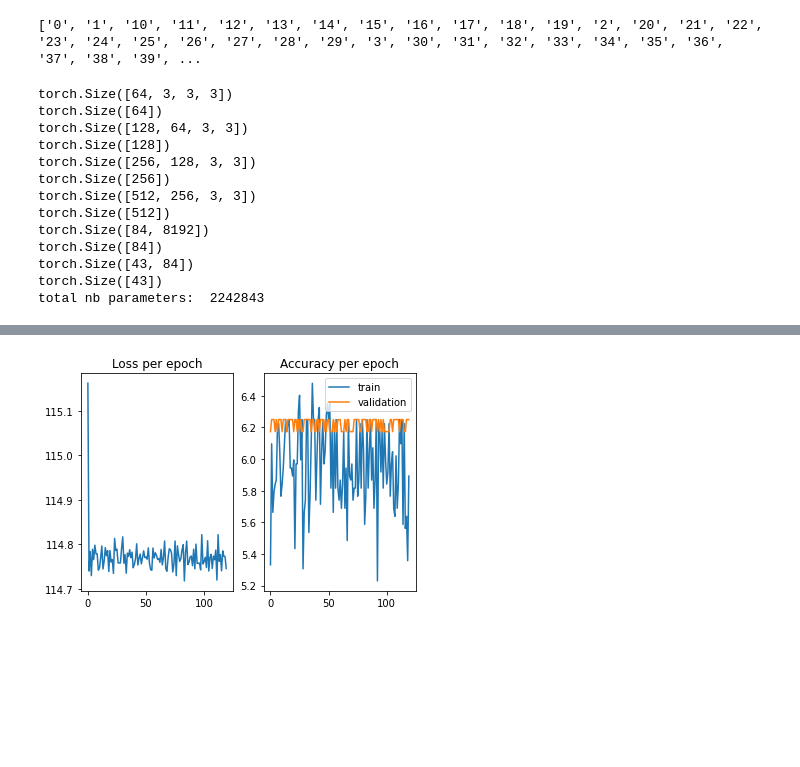
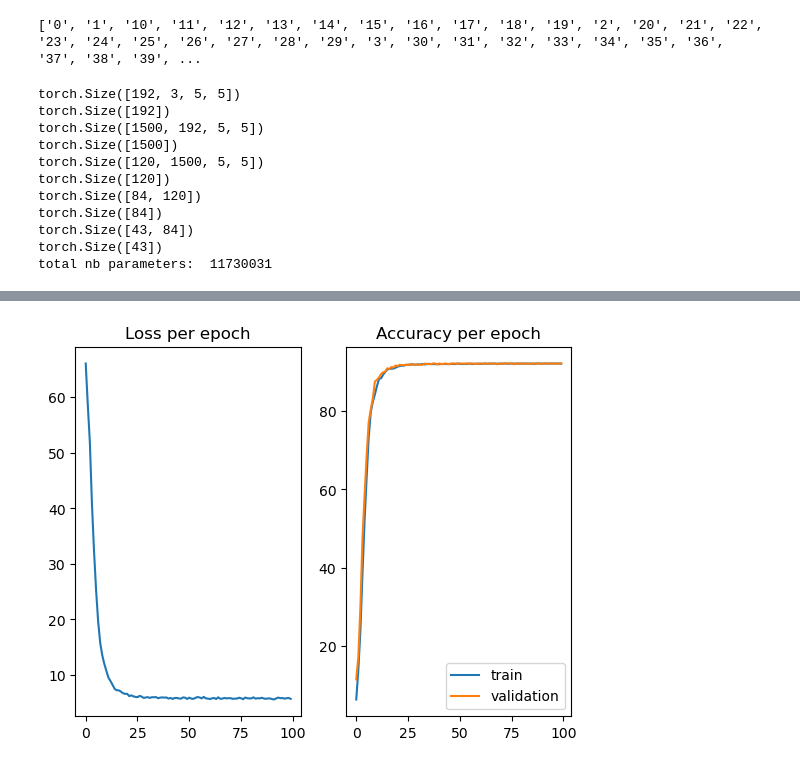
Before and after one commit to amarHDev/Trrafic-Sign-Recognition-CNN, a Jupyter notebook: our-model/Our-CNN-Model.ipynb, the cells around one changed output, grey strips where cells are left out. Drawn from its saved outputs; the diff is of its cells as text; code cells hidden in the pictures; blank space fills up the shorter version.

Commit message:
Our-Model V2 epochs = 100, lr = 0.001 batch [train 64, test 64, validation 256], arch [3 conv(relu) + 2 maxpool + 2 fc], wd 0.0

```diff
--- a/our-model/Our-CNN-Model.ipynb
+++ b/our-model/Our-CNN-Model.ipynb
@@ -31,12 +31,12 @@ Test Classes
 ##############################
 
 train_data = ImageFolder(
-            '../Dataset/Train',
+            './Dataset/Train',
             transform=transforms.Compose([transforms.Resize((32, 32)), transforms.ToTensor()]
             )
 )
 test_data = ImageFolder(
-            '../Dataset/Test',
+            './Dataset/Test',
             transform=transforms.Compose([transforms.Resize((32, 32)), transforms.ToTensor()])
 )
 
@@ -45,19 +45,19 @@ train_data_sub = torch.utils.data.Subset(train_data, torch.randperm(len(train_da
 
 train_loader = DataLoader(
     train_data,
-    batch_size=128,
+    batch_size=64,
     shuffle=True
 )
 
 test_loader = DataLoader(
     test_data,
-    batch_size=128,
+    batch_size=64,
     shuffle=True
 )
 
 train_sub_loader = DataLoader(
     train_data_sub,
-    batch_size=128,
+    batch_size=256,
     num_workers=4,
     shuffle=True)
 # %%
@@ -87,12 +87,10 @@ print(class_name)
 class RouteModel(nn.Module):
     def __init__(self):
         super().__init__()
-        self.conv1 = nn.Conv2d(3, 64, kernel_size=(3, 3), padding=1)
-        self.conv2 = nn.Conv2d(64, 128, kernel_size=(3, 3), padding=1)
-        self.conv3 = nn.Conv2d(128, 256, kernel_size=(3, 3), padding=1)
-        self.conv4 = nn.Conv2d(256, 512, kernel_size=(3, 3), padding=1)
-
-        self.fc1 = nn.Linear(512*4*4, 84)
+        self.conv1 = nn.Conv2d(3, 192, kernel_size=(5, 5))
+        self.conv2 = nn.Conv2d(192, 1500, kernel_size=(5, 5))
+        self.conv3 = nn.Conv2d(1500, 120, kernel_size=(5, 5))
+        self.fc1 = nn.Linear(120, 84)
         self.fc2 = nn.Linear(84, 43)
 
     def forward(self, input):
@@ -101,12 +99,9 @@ class RouteModel(nn.Module):
         layer3 = F.relu(self.conv2(layer2))
         layer4 = F.max_pool2d(layer3, kernel_size=(2, 2), stride=2)
         layer5 = F.relu(self.conv3(layer4))
-        layer6 = F.max_pool2d(layer5, kernel_size=(2, 2), stride=2)
-        layer7 = F.relu(self.conv4(layer6))
-        layer8 = torch.flatten(layer7,1)
-        layer9 = F.relu(self.fc1(layer8))
-        layer10 = self.fc2(layer9)
-        return layer10
+        layer6 = F.relu(self.fc1(torch.flatten(layer5,1)))
+        layer7 = self.fc2(layer6)
+        return layer6
 
 model = RouteModel()
 # %%
@@ -119,19 +114,17 @@ for p in model.parameters():
     total_nb_par += reduce(lambda x, y: x*y, p.shape, 1)
 print("total nb parameters: ", total_nb_par)
 # %% [output]
-torch.Size([64, 3, 3, 3])
-torch.Size([64])
-torch.Size([128, 64, 3, 3])
-torch.Size([128])
-torch.Size([256, 128, 3, 3])
-torch.Size([256])
-torch.Size([512, 256, 3, 3])
-torch.Size([512])
-torch.Size([84, 8192])
+torch.Size([192, 3, 5, 5])
+torch.Size([192])
+torch.Size([1500, 192, 5, 5])
+torch.Size([1500])
+torch.Size([120, 1500, 5, 5])
+torch.Size([120])
+torch.Size([84, 120])
 torch.Size([84])
 torch.Size([43, 84])
 torch.Size([43])
-total nb parameters:  2242843
+total nb parameters:  11730031
 # %%
 # fix a notion of accuracy for the CNN model,
 def validate(predictions, labels):
@@ -149,7 +142,7 @@ def train_loop(
     validation_map,     # for monitoring overfitting
     lr=1e-3,  #learning Rate : le pas pour changer les paramètres
     epochs=10, #Si le dataset est petit il nous faut un peut plus d'epochs pour optimiser les différents paramètres
-    weight_decay=0.2):  # a regularisation parameter, discussed later
+    weight_decay=0.0):  # a regularisation parameter, discussed later
 
     # use gpu if available
     print(device)
@@ -181,8 +174,7 @@ def train_loop(
             loss_epoch += loss.item()
             train_acc += validation_map(output, labels)
         # compute validation accuracy
-        model.eval()
-        # for dropout and batch normalisation, discussed later
+        model.eval()    # for dropout and batch normalisation, discussed later
         with torch.no_grad():
             for images, labels in validation_loader:
                 # Transfers data to GPU
@@ -216,7 +208,7 @@ history = train_loop(
     model=model,
     loss_map=nn.CrossEntropyLoss(),
     validation_map=validate,
-    lr=0.01,
+    lr=0.001,
     epochs=100)
 
 print("Training phase")
@@ -239,2 +229,2 @@ epoch : 120/120, loss = 114.745967, train_acc = 5.89, val_acc = 6.25
 Training phase
-[figure, old version]
+[figure, new version]
```
Also changed, not shown: parts of 2 cells of this notebook.
